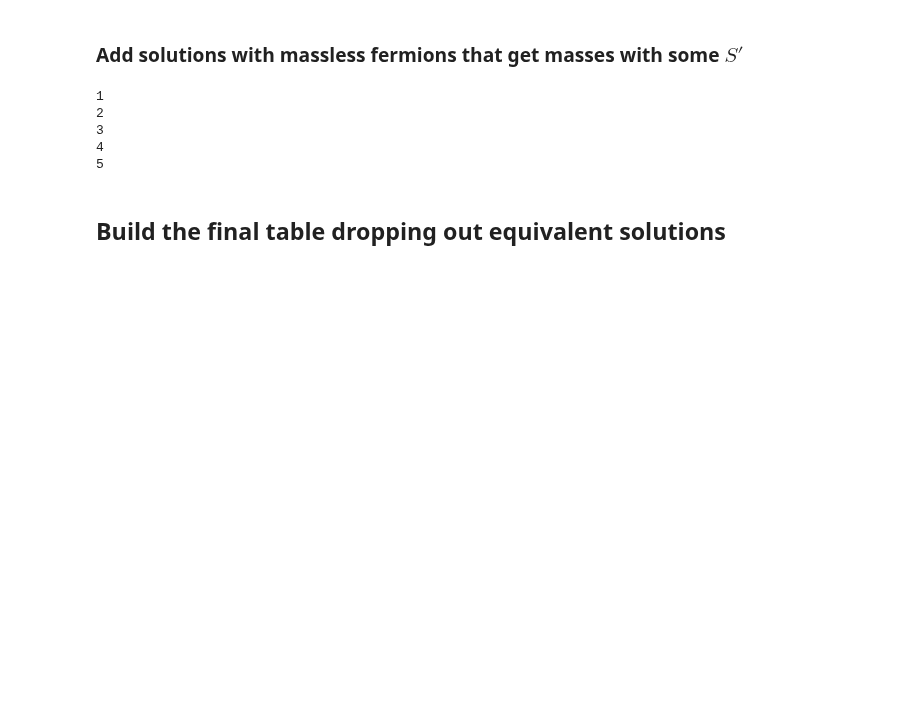
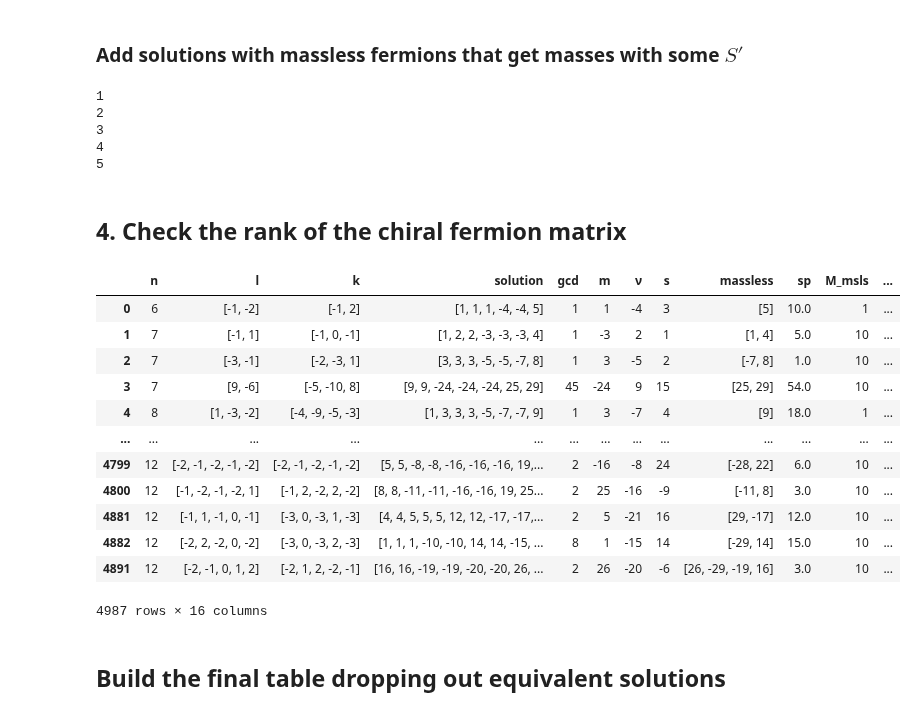
Before and after one commit to LBJ-Wade/anomaly, a Jupyter notebook: DiracSeesaw_Tree_level-II.ipynb, the cells around one changed output. Drawn from its saved outputs; the diff is of its cells as text; code cells hidden in the pictures; blank space fills up the shorter version.

```diff
--- a/DiracSeesaw_Tree_level-II.ipynb
+++ b/DiracSeesaw_Tree_level-II.ipynb
@@ -21,6 +21,6 @@ from filter_functions import *
 # %% [markdown]
 ## Load full solutions
 # %%
-ds=pd.read_json('https://github.com/restrepo/anomaly/raw/main/solutions.json')
+ds=pd.read_json('https://github.com/restrepo/anomaly/raw/main/solutions.json.gz')
 ds.shape
 # %% [output]
@@ -174,5 +174,7 @@ for j in range(1,6):
 # %%
 cl['D_msls']=cl['D_msls'].apply(lambda n: 10 if np.isnan(n) else n)
 cl['M_msls']=cl['M_msls'].apply(lambda n: 10 if np.isnan(n) else n)
-for k  in ['D_msls','M_msls','nl','nν','nr','rptd']:
-    cl[k]=cl[k].astype(int)
+cl['nl']    =cl['nl'    ].apply(lambda n: 10 if np.isnan(n) else n)
+cl['nν']    =cl['nν'    ].apply(lambda n: 10 if np.isnan(n) else n)
+cl['nr']    =cl['nr'    ].apply(lambda n: 10 if np.isnan(n) else n)
+cl['rptd']  =cl['rptd'  ].apply(lambda n: 10 if np.isnan(n) else n)
@@ -179,5 +184,76 @@ for k  in ['D_msls','M_msls','nl','nν','nr','rptd']:
 # %%
 cl=cl.sort_values(['n','smax','D_msls','rptd','nl','nν','nr']).reset_index(drop=True)
+# %% [markdown]
+## 4. Check the rank of the chiral fermion matrix
+# %%
+def getit(it,dk):
+    it['m']=dk.get('[m,ν,s]')[0]
+    it['ν']=dk.get('[m,ν,s]')[1]
+    it['s']=dk.get('[m,ν,s]')[2]
+    it['massless']=dk.get('massless')
+    it['sp']=dk.get('sp')
+    return it
+
+fl=cl.copy()
+tm=pd.DataFrame()
+fl=fl.sort_values(['n','smax','D_msls','M_msls']).reset_index(drop=True)
+for i in fl.index:
+    it=fl.loc[i].to_dict()
+    if fl.loc[i,'D_msls']==10:
+        k=[d for d in fl.loc[i,'tree_level'] if len(d.get('massless'))==fl.loc[i,'M_msls']]
+        if len(k)>0:
+            dk=k[0]
+            it=getit(it,dk)
+            tm=tm.append(it,ignore_index=True)
+    elif fl.loc[i,'M_msls']==10:
+        k=[d for d in fl.loc[i,'tree_level'] if len(d.get('massless'))==fl.loc[i,'D_msls']]
+        if len(k)>0:
+            dk=k[0]
+            it=getit(it,dk)
+            tm=tm.append(it,ignore_index=True)
+    else:
+        k=[d for d in fl.loc[i,'tree_level'] if len(d.get('massless'))==fl.loc[i,'M_msls']]
+        if len(k)>0:
+            dk=k[0]
+            it=getit(it,dk)
+            tm=tm.append(it,ignore_index=True)
+        k=[d for d in fl.loc[i,'tree_level'] if len(d.get('massless'))==fl.loc[i,'D_msls']]
+        if len(k)>0:
+            dk=k[0]
+            it=getit(it,dk)
+            tm=tm.append(it,ignore_index=True)
+
+
+for k in ['n','gcd','m','ν','s','D_msls','rptd','nl','nν','nr','M_msls']:
+    tm[k]=tm[k].astype(int)
+tm['nsmax']=tm.apply(lambda row: np.abs( row['solution'] ).max(),axis='columns' )
+tm=tm.sort_values(['n','nsmax']).reset_index(drop=True)
+
+#Delete equivalent solutions
+#tm['Q']=True
+#sltns={'[3, -4, 8, -9]': [3, -4, -6, -6, 7, 7, 8, -9],}
+#for k in sltns.keys():
+#    iq=tm[((tm['solution'].astype(str)==str(sltns[k])) &  (tm['massless'].astype(str)==k)
+#          )].index[0] #unstable dark matter
+#    tm.loc[iq,'Q']=False
+
+#tm=tm[tm['Q']].reset_index(drop=True).drop('Q',axis='columns')
+tm[['n','l','k','solution','gcd','m','ν','s','massless','sp','M_msls','rptd','nl','nν','nr','D_msls']
+  ].sort_values(['n','M_msls','rptd','nl','nν','nr'])#.loc[[0,4]]#.loc[[0,4]]
+# %% [output]
+|  | n | l | k | solution | gcd | m | ν | s | massless | sp | M_msls | ... |
+| 0 | 6 | [-1, -2] | [-1, 2] | [1, 1, 1, -4, -4, 5] | 1 | 1 | -4 | 3 | [5] | 10.0 | 1 | ... |
+| 1 | 7 | [-1, 1] | [-1, 0, -1] | [1, 2, 2, -3, -3, -3, 4] | 1 | -3 | 2 | 1 | [1, 4] | 5.0 | 10 | ... |
+| 2 | 7 | [-3, -1] | [-2, -3, 1] | [3, 3, 3, -5, -5, -7, 8] | 1 | 3 | -5 | 2 | [-7, 8] | 1.0 | 10 | ... |
+| 3 | 7 | [9, -6] | [-5, -10, 8] | [9, 9, -24, -24, -24, 25, 29] | 45 | -24 | 9 | 15 | [25, 29] | 54.0 | 10 | ... |
+| 4 | 8 | [1, -3, -2] | [-4, -9, -5, -3] | [1, 3, 3, 3, -5, -7, -7, 9] | 1 | 3 | -7 | 4 | [9] | 18.0 | 1 | ... |
+| ... | ... | ... | ... | ... | ... | ... | ... | ... | ... | ... | ... | ... |
+| 4799 | 12 | [-2, -1, -2, -1, -2] | [-2, -1, -2, -1, -2] | [5, 5, -8, -8, -16, -16, -16, 19,... | 2 | -16 | -8 | 24 | [-28, 22] | 6.0 | 10 | ... |
+| 4800 | 12 | [-1, -2, -1, -2, 1] | [-1, 2, -2, 2, -2] | [8, 8, -11, -11, -16, -16, 19, 25... | 2 | 25 | -16 | -9 | [-11, 8] | 3.0 | 10 | ... |
+| 4881 | 12 | [-1, 1, -1, 0, -1] | [-3, 0, -3, 1, -3] | [4, 4, 5, 5, 5, 12, 12, -17, -17,... | 2 | 5 | -21 | 16 | [29, -17] | 12.0 | 10 | ... |
+| 4882 | 12 | [-2, 2, -2, 0, -2] | [-3, 0, -3, 2, -3] | [1, 1, 1, -10, -10, 14, 14, -15, ... | 8 | 1 | -15 | 14 | [-29, 14] | 15.0 | 10 | ... |
+| 4891 | 12 | [-2, -1, 0, 1, 2] | [-2, 1, 2, -2, -1] | [16, 16, -19, -19, -20, -20, 26, ... | 2 | 26 | -20 | -6 | [26, -29, -19, 16] | 3.0 | 10 | ... |
+4987 rows × 16 columns
 # %% [markdown]
 ## Build the final table dropping out equivalent solutions
 # %%
```
Also changed, not shown: parts of 49 cells of this notebook, 4 other files.
